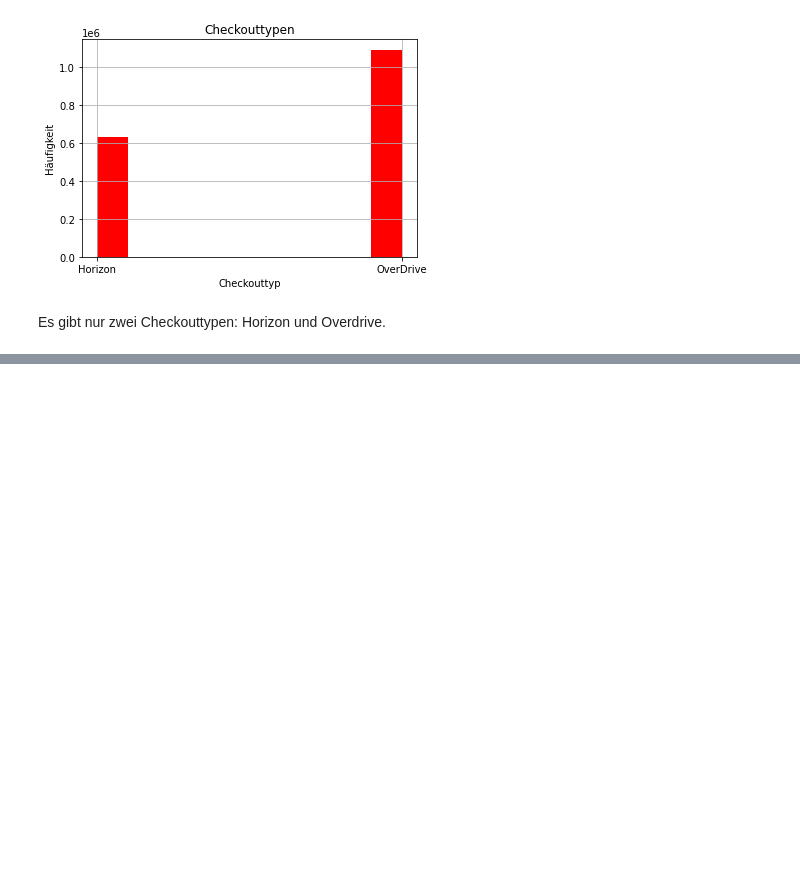
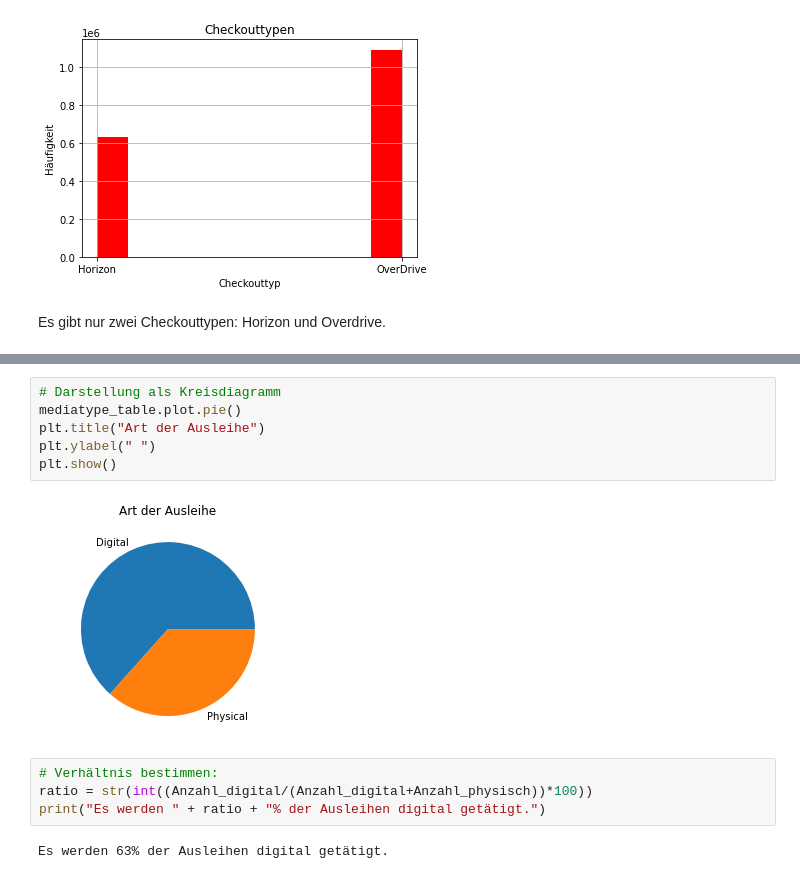
Before and after one commit to StephanieRehwald2/MALIS19-WPM9-Python-Aufgabe, a Jupyter notebook: Checkouts.ipynb, the cells around one changed output, grey strips where cells are left out. Saved outputs shown, nothing was run; the diff lists cells and outputs as text; blank space fills up the shorter version.

```diff
--- a/Checkouts.ipynb
+++ b/Checkouts.ipynb
@@ -84,0 +147,14 @@ Es gibt nur zwei Checkouttypen: Horizon und Overdrive.
+# %%
+# Darstellung als Kreisdiagramm
+mediatype_table.plot.pie()
+plt.title("Art der Ausleihe")
+plt.ylabel(" ")
+plt.show()
+# %% [output]
+[figure, added]
+# %%
+# Verhältnis bestimmen:
+ratio = str(int((Anzahl_digital/(Anzahl_digital+Anzahl_physisch))*100))
+print("Es werden " + ratio + "% der Ausleihen digital getätigt.")
+# %% [output]
+Es werden 63% der Ausleihen digital getätigt.
```
Also changed, not shown: parts of 12 cells of this notebook.
